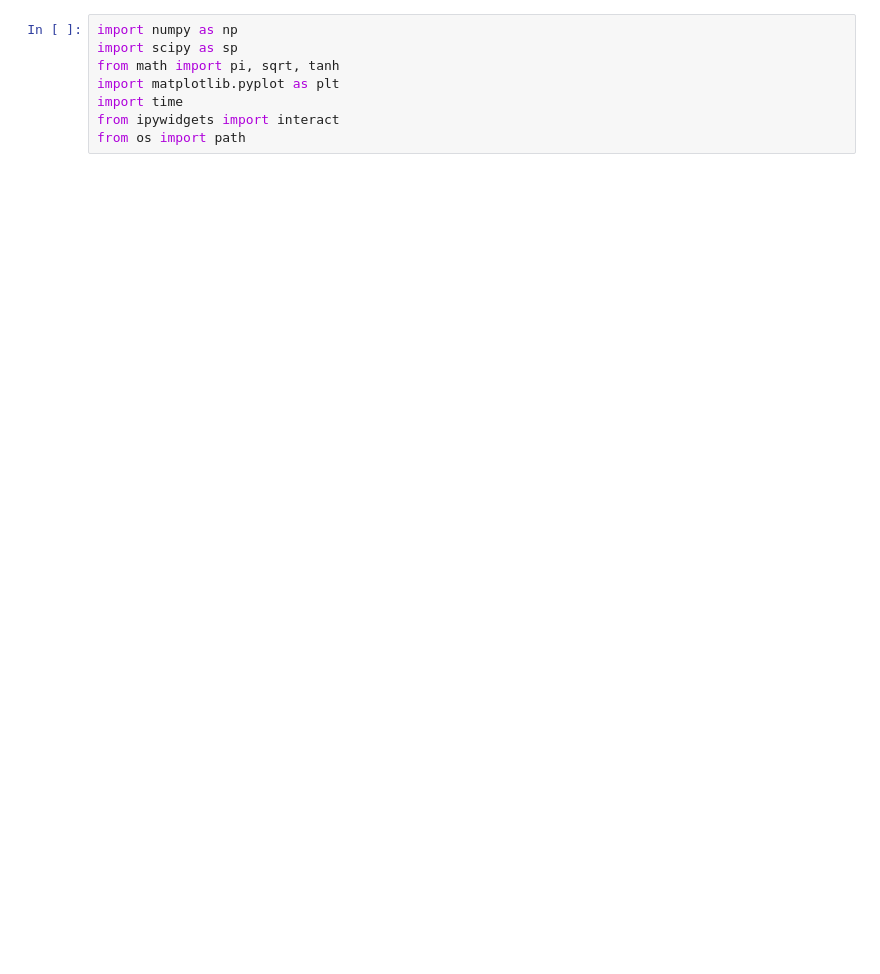
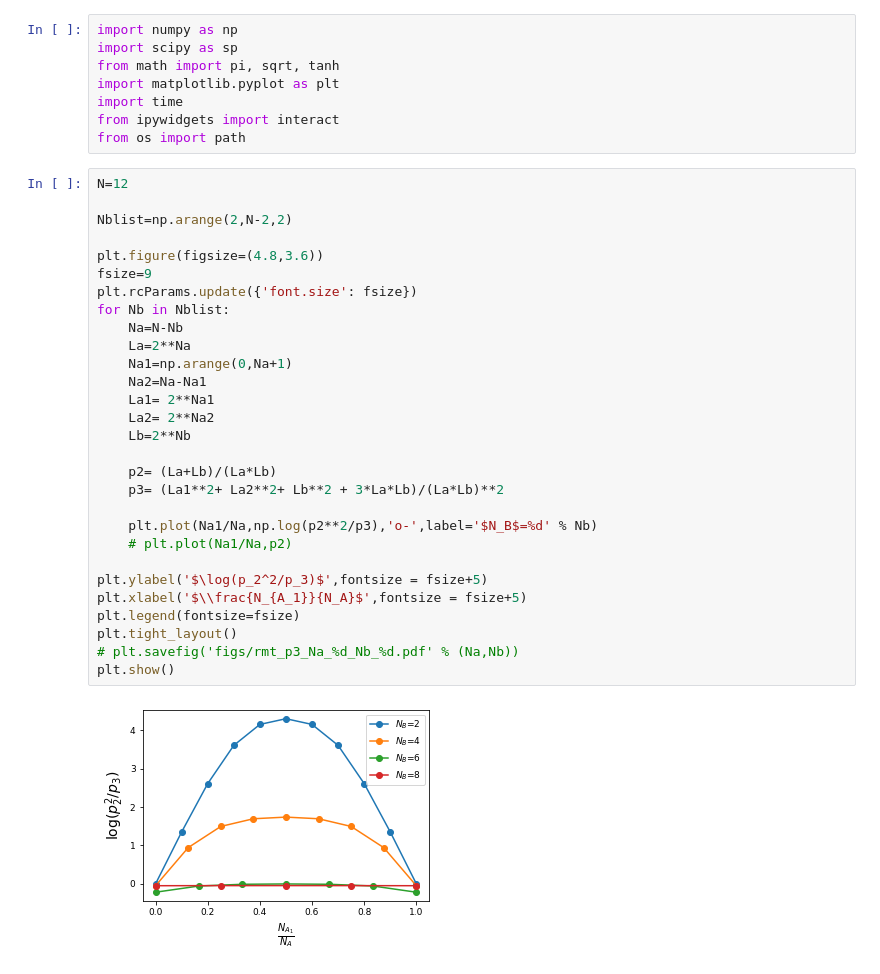
Before and after one commit to hassan-shap/RMT, a Jupyter notebook: experiment.ipynb, the cells around one changed output. Saved outputs shown, nothing was run; the diff lists cells and outputs as text; blank space fills up the shorter version.

```diff
--- a/experiment.ipynb
+++ b/experiment.ipynb
@@ -6,3 +6,34 @@ import matplotlib.pyplot as plt
 import time
 from ipywidgets import interact
 from os import path
+# %%
+N=12
+
+Nblist=np.arange(2,N-2,2)
+
+plt.figure(figsize=(4.8,3.6))
+fsize=9
+plt.rcParams.update({'font.size': fsize})
+for Nb in Nblist:
+    Na=N-Nb
+    La=2**Na
+    Na1=np.arange(0,Na+1)
+    Na2=Na-Na1
+    La1= 2**Na1
+    La2= 2**Na2
+    Lb=2**Nb
+
+    p2= (La+Lb)/(La*Lb)
+    p3= (La1**2+ La2**2+ Lb**2 + 3*La*Lb)/(La*Lb)**2
+
+    plt.plot(Na1/Na,np.log(p2**2/p3),'o-',label='$N_B$=%d' % Nb)
+    # plt.plot(Na1/Na,p2)
+
+plt.ylabel('$\log(p_2^2/p_3)$',fontsize = fsize+5)
+plt.xlabel('$\\frac{N_{A_1}}{N_A}$',fontsize = fsize+5)
+plt.legend(fontsize=fsize)
+plt.tight_layout()
+# plt.savefig('figs/rmt_p3_Na_%d_Nb_%d.pdf' % (Na,Nb))
+plt.show()
+# %% [output]
+[figure, added]
```
Also changed, not shown: parts of 3 cells of this notebook, 11 other files.
